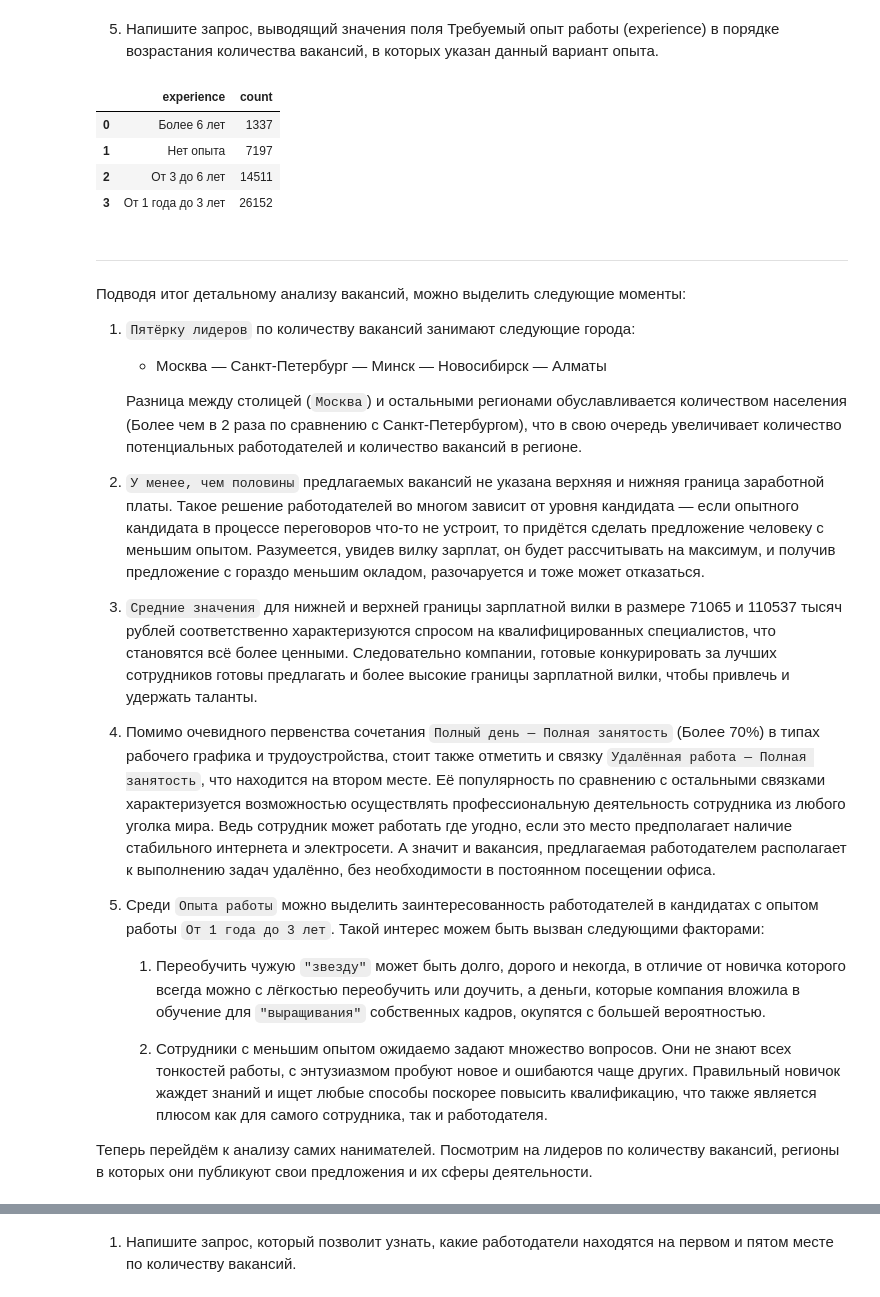
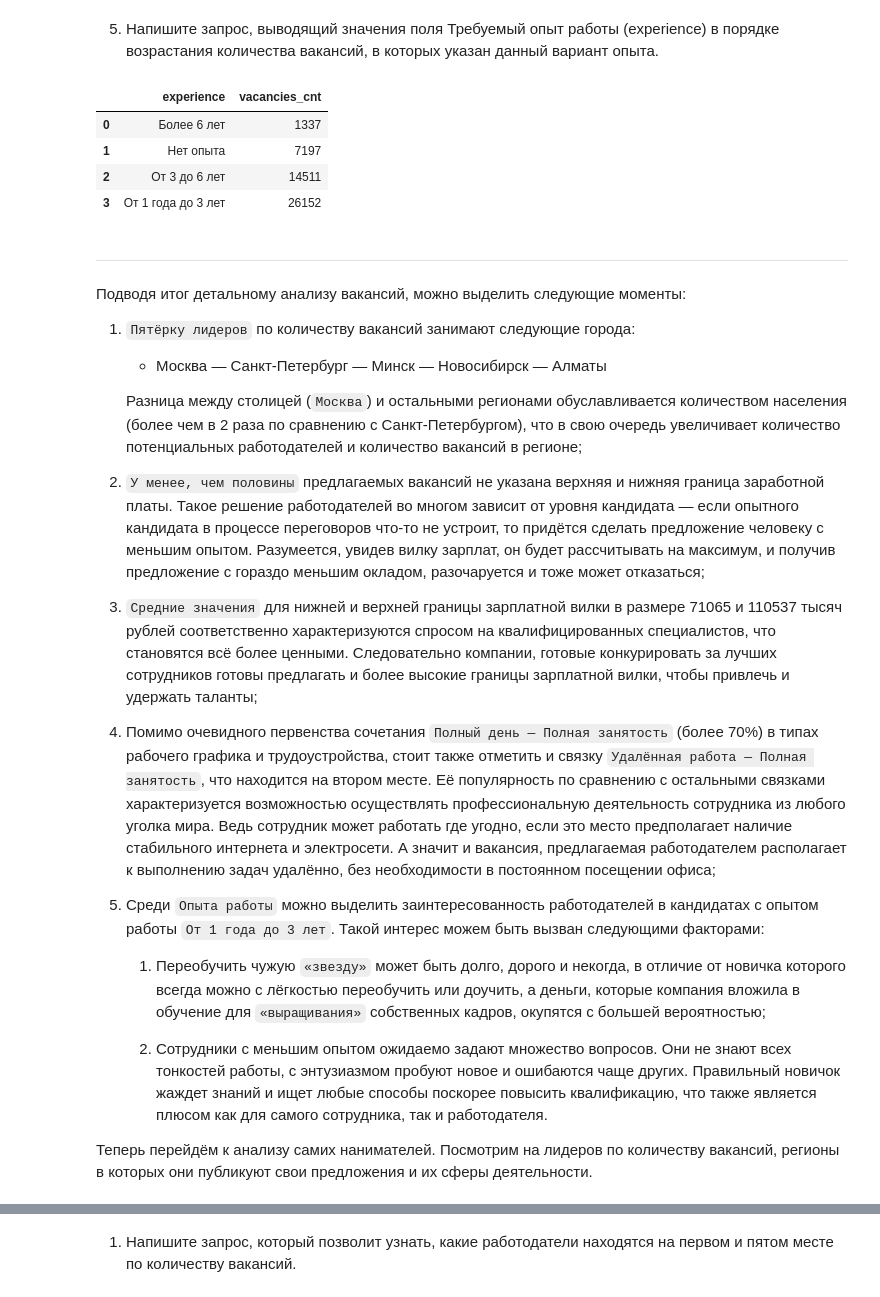
Before and after one commit to LevFomichev/PROJECT-2.-Analysis_of_vacancies_from_HeadHunter, a Jupyter notebook: Project_2.ipynb, the cells around one changed output, grey strips where cells are left out. Saved outputs shown, nothing was run; the diff lists cells and outputs as text; code cells hidden in the pictures.

```diff
--- a/Project_2_Ноутбук_шаблон.ipynb
+++ b/Project_2.ipynb
@@ -6,9 +8,3 @@
 import pandas as pd
 import psycopg2
-# %%
-DBNAME = 'project_sql'
-USER = 'skillfactory'
-PASSWORD = 'cCkxxLVrDE8EbvjueeMedPKt'
-HOST = '84.201.134.129'
-PORT = 5432
 # %%
@@ -189,21 +214,23 @@ df
 # %% [markdown]
 5. Напишите запрос, выводящий значения поля Требуемый опыт работы (experience) в порядке возрастания количества вакансий, в которых указан данный вариант опыта.
 # %%
-# текст запроса
-query_4_4 = f'''
+# Выводим значения опыта работы и количество вакансий для каждого из них
+# Группируем данные по опыту работы и сортируем по количеству вакансий
+
+query_4_5 = f'''
 SELECT
      experience,
-     COUNT(*)
+     COUNT(*) vacancies_cnt
 FROM
      vacancies
 GROUP BY 1
 ORDER BY 2
 '''
 # %%
-df = pd.read_sql_query(query_4_4, connection)
+df = pd.read_sql_query(query_4_5, connection)
 df
 # %% [output]
-|  | experience | count |
+|  | experience | vacancies_cnt |
 | 0 | Более 6 лет | 1337 |
 | 1 | Нет опыта | 7197 |
 | 2 | От 3 до 6 лет | 14511 |
@@ -217,18 +244,18 @@ df
 
    * Москва — Санкт-Петербург — Минск — Новосибирск — Алматы
 
-    Разница между столицей (`Москва`) и остальными регионами обуславливается количеством населения (Более чем в 2 раза по сравнению с Санкт-Петербургом), что в свою очередь увеличивает количество потенциальных работодателей и количество вакансий в регионе.
+    Разница между столицей (`Москва`) и остальными регионами обуславливается количеством населения (более чем в 2 раза по сравнению с Санкт-Петербургом), что в свою очередь увеличивает количество потенциальных работодателей и количество вакансий в регионе;
 
-2. `У менее, чем половины` предлагаемых вакансий не указана верхняя и нижняя граница заработной платы. Такое решение работодателей во многом зависит от уровня кандидата — если опытного кандидата в процессе переговоров что-то не устроит, то придётся сделать предложение человеку с меньшим опытом. Разумеется, увидев вилку зарплат, он будет рассчитывать на максимум, и получив предложение с гораздо меньшим окладом, разочаруется и тоже может отказаться.
+2. `У менее, чем половины` предлагаемых вакансий не указана верхняя и нижняя граница заработной платы. Такое решение работодателей во многом зависит от уровня кандидата — если опытного кандидата в процессе переговоров что-то не устроит, то придётся сделать предложение человеку с меньшим опытом. Разумеется, увидев вилку зарплат, он будет рассчитывать на максимум, и получив предложение с гораздо меньшим окладом, разочаруется и тоже может отказаться;
 
-3. `Средние значения` для нижней и верхней границы зарплатной вилки в размере 71065 и 110537 тысяч рублей соответственно характеризуются спросом на квалифицированных специалистов, что становятся всё более ценными. Следовательно компании, готовые конкурировать за лучших сотрудников готовы предлагать и более высокие границы зарплатной вилки, чтобы привлечь и удержать таланты.
+3. `Средние значения` для нижней и верхней границы зарплатной вилки в размере 71065 и 110537 тысяч рублей соответственно характеризуются спросом на квалифицированных специалистов, что становятся всё более ценными. Следовательно компании, готовые конкурировать за лучших сотрудников готовы предлагать и более высокие границы зарплатной вилки, чтобы привлечь и удержать таланты;
 
-4. Помимо очевидного первенства сочетания `Полный день — Полная занятость` (Более 70%) в типах рабочего графика и трудоустройства, стоит также отметить и связку `Удалённая работа — Полная занятость`, что находится на втором месте. Её популярность по сравнению с остальными связками характеризуется возможностью осуществлять профессиональную деятельность сотрудника из любого уголка мира. Ведь сотрудник может работать где угодно, если это место предполагает наличие стабильного интернета и электросети. А значит и вакансия, предлагаемая работодателем располагает к выполнению задач удалённо, без необходимости в постоянном посещении офиса.
+4. Помимо очевидного первенства сочетания `Полный день — Полная занятость` (более 70%) в типах рабочего графика и трудоустройства, стоит также отметить и связку `Удалённая работа — Полная занятость`, что находится на втором месте. Её популярность по сравнению с остальными связками характеризуется возможностью осуществлять профессиональную деятельность сотрудника из любого уголка мира. Ведь сотрудник может работать где угодно, если это место предполагает наличие стабильного интернета и электросети. А значит и вакансия, предлагаемая работодателем располагает к выполнению задач удалённо, без необходимости в постоянном посещении офиса;
 
 5. Среди `Опыта работы` можно выделить заинтересованность работодателей в кандидатах с опытом работы `От 1 года до 3 лет`. Такой интерес можем быть вызван следующими факторами:
 
-   1. Переобучить чужую `"звезду"` может быть долго, дорого и некогда, в отличие от новичка которого всегда можно с лёгкостью переобучить или доучить, а деньги, которые компания вложила в обучение для `"выращивания"` собственных
-  кадров, окупятся с большей вероятностью.
+   1. Переобучить чужую `«звезду»` может быть долго, дорого и некогда, в отличие от новичка которого всегда можно с лёгкостью переобучить или доучить, а деньги, которые компания вложила в обучение для `«выращивания»` собственных
+  кадров, окупятся с большей вероятностью;
 
    2. Сотрудники с меньшим опытом ожидаемо задают множество вопросов. Они не знают всех тонкостей работы, с энтузиазмом пробуют новое и ошибаются чаще других. Правильный новичок жаждет знаний и ищет любые способы поскорее повысить квалификацию, что также является плюсом как для самого сотрудника, так и работодателя.
 
```
Also changed, not shown: parts of 65 cells of this notebook.
